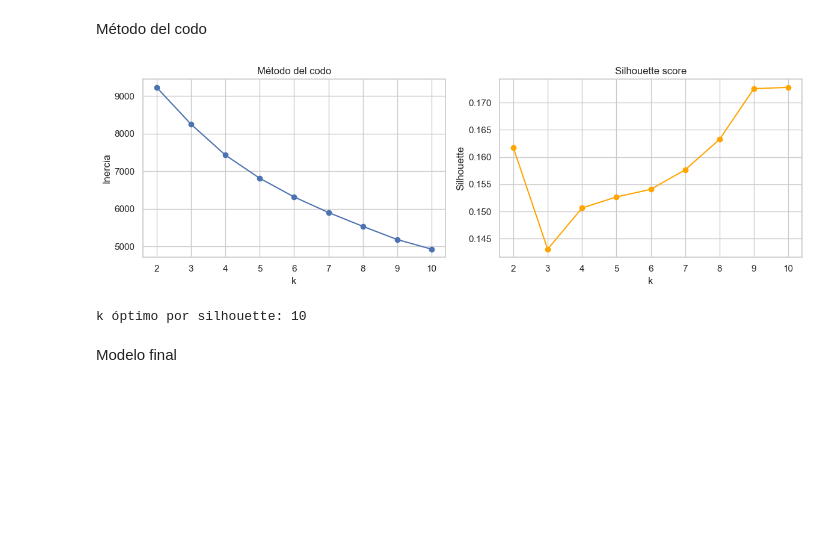
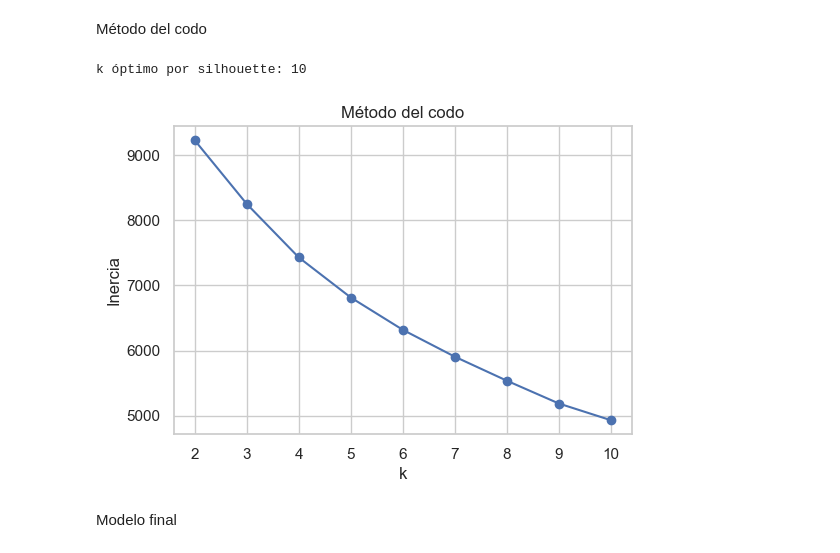
Before and after one commit to h3rm3x/DAM, a Jupyter notebook: Segundo/ERD/Ejercicios UD4/ex 4.8/8-Exercici_8.ipynb, the cells around one changed output. Cells and saved outputs as stored; diff of their text form; code cells hidden in the pictures; blank space fills up the shorter version.

```diff
--- a/Segundo/ERD/Ejercicios UD4/ex 4.8/8-Exercici_8.ipynb
+++ b/Segundo/ERD/Ejercicios UD4/ex 4.8/8-Exercici_8.ipynb
@@ -85,34 +85,28 @@ Método del codo
 # %%
 # Método del codo e índice de silhouette
 inertias = []
 silhs = []
 K = range(2,11)
 for k in K:
     km = KMeans(n_clusters=k, random_state=42, n_init=10)
     km.fit(X_scaled)
     inertias.append(km.inertia_)
     silhs.append(silhouette_score(X_scaled, km.labels_))
 
-plt.figure(figsize=(12,4))
+plt.figure(figsize=(13,4))
 plt.subplot(1,2,1)
 plt.plot(K, inertias, marker='o')
 plt.xlabel('k')
 plt.ylabel('Inercia')
 plt.title('Método del codo')
 
-plt.subplot(1,2,2)
-plt.plot(K, silhs, marker='o', color='orange')
-plt.xlabel('k')
-plt.ylabel('Silhouette')
-plt.title('Silhouette score')
-plt.tight_layout()
-plt.show()
+
 
 best_k = K[int(np.argmax(silhs))]
 print('k óptimo por silhouette:', best_k)
 # %% [output]
+k óptimo por silhouette: 10
-[figure, old version]
+[figure, new version]
-k óptimo por silhouette: 10
 # %% [markdown]
 Modelo final
 # %%
```
Also changed, not shown: 8 other files.
